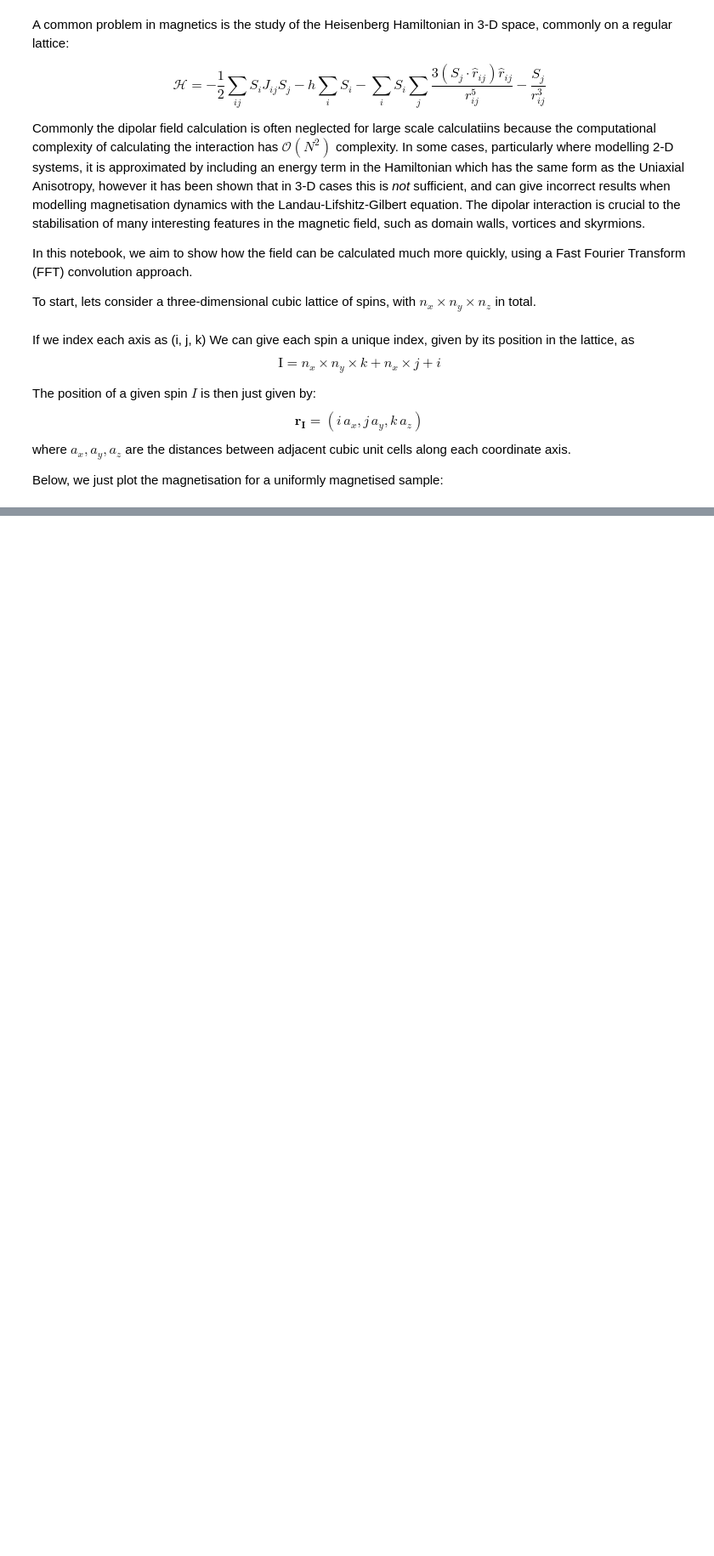
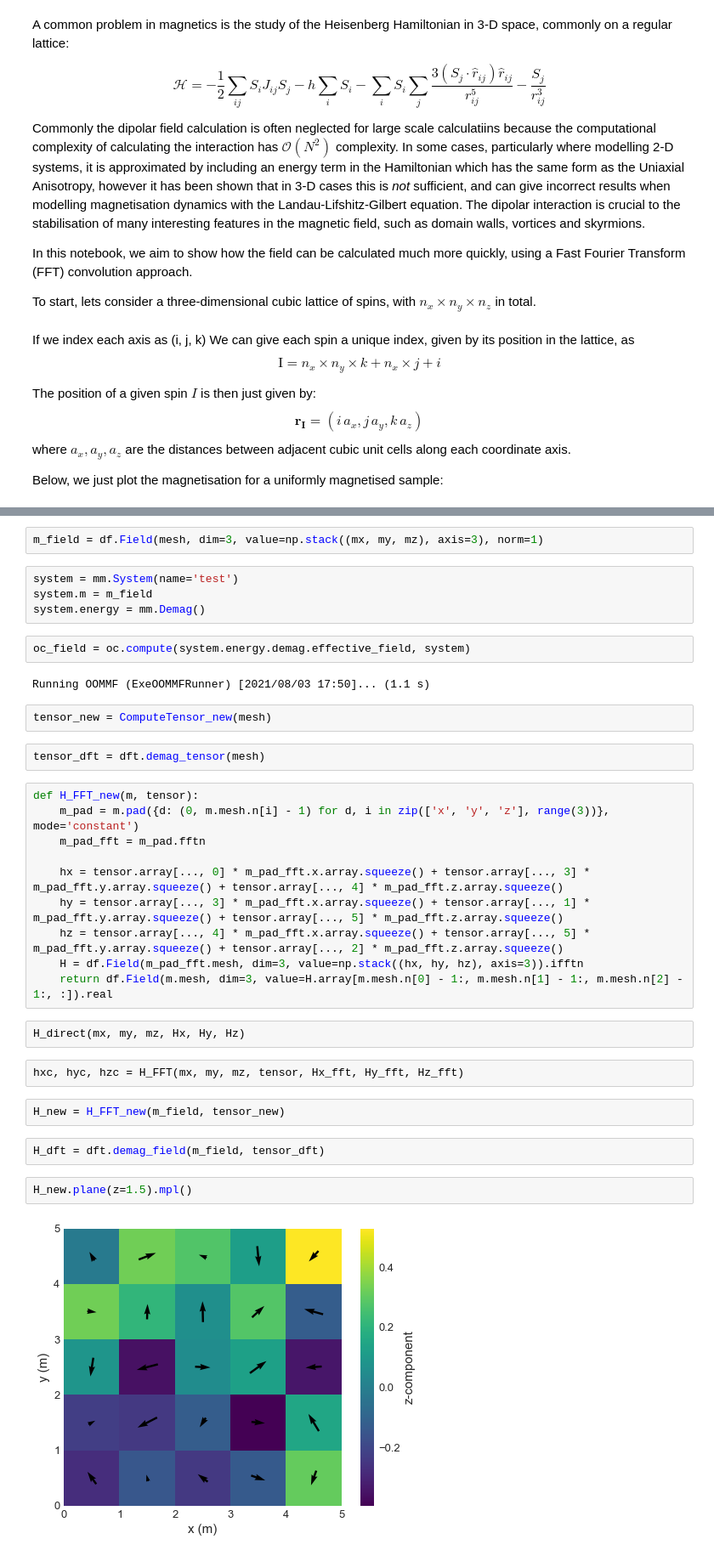
Before and after one commit to ubermag/discretisedfield, a Jupyter notebook: dev/demag.ipynb, the cells around one changed output, grey strips where cells are left out. Shown at 85% size. Cells and saved outputs as stored; diff of their text form; blank space fills up the shorter version.

Commit message:
Dev notebook for demag updated.

```diff
--- a/dev/demag.ipynb
+++ b/dev/demag.ipynb
@@ -396,0 +289,36 @@ fidimag Hz
+# %%
+m_field = df.Field(mesh, dim=3, value=np.stack((mx, my, mz), axis=3), norm=1)
+# %%
+system = mm.System(name='test')
+system.m = m_field
+system.energy = mm.Demag()
+# %%
+oc_field = oc.compute(system.energy.demag.effective_field, system)
+# %% [output]
+Running OOMMF (ExeOOMMFRunner) [2021/08/03 17:50]... (1.1 s)
+# %%
+tensor_new = ComputeTensor_new(mesh)
+# %%
+tensor_dft = dft.demag_tensor(mesh)
+# %%
+def H_FFT_new(m, tensor):
+    m_pad = m.pad({d: (0, m.mesh.n[i] - 1) for d, i in zip(['x', 'y', 'z'], range(3))}, mode='constant')
+    m_pad_fft = m_pad.fftn
+
+    hx = tensor.array[..., 0] * m_pad_fft.x.array.squeeze() + tensor.array[..., 3] * m_pad_fft.y.array.squeeze() + tensor.array[..., 4] * m_pad_fft.z.array.squeeze()
+    hy = tensor.array[..., 3] * m_pad_fft.x.array.squeeze() + tensor.array[..., 1] * m_pad_fft.y.array.squeeze() + tensor.array[..., 5] * m_pad_fft.z.array.squeeze()
+    hz = tensor.array[..., 4] * m_pad_fft.x.array.squeeze() + tensor.array[..., 5] * m_pad_fft.y.array.squeeze() + tensor.array[..., 2] * m_pad_fft.z.array.squeeze()
+    H = df.Field(m_pad_fft.mesh, dim=3, value=np.stack((hx, hy, hz), axis=3)).ifftn
+    return df.Field(m.mesh, dim=3, value=H.array[m.mesh.n[0] - 1:, m.mesh.n[1] - 1:, m.mesh.n[2] - 1:, :]).real
+# %% [raw]
+H_direct(mx, my, mz, Hx, Hy, Hz)
+# %% [raw]
+hxc, hyc, hzc = H_FFT(mx, my, mz, tensor, Hx_fft, Hy_fft, Hz_fft)
+# %%
+H_new = H_FFT_new(m_field, tensor_new)
+# %%
+H_dft = dft.demag_field(m_field, tensor_dft)
+# %%
+H_new.plane(z=1.5).mpl()
+# %% [output]
+[figure, added]
```
Also changed, not shown: parts of 26 cells of this notebook.
